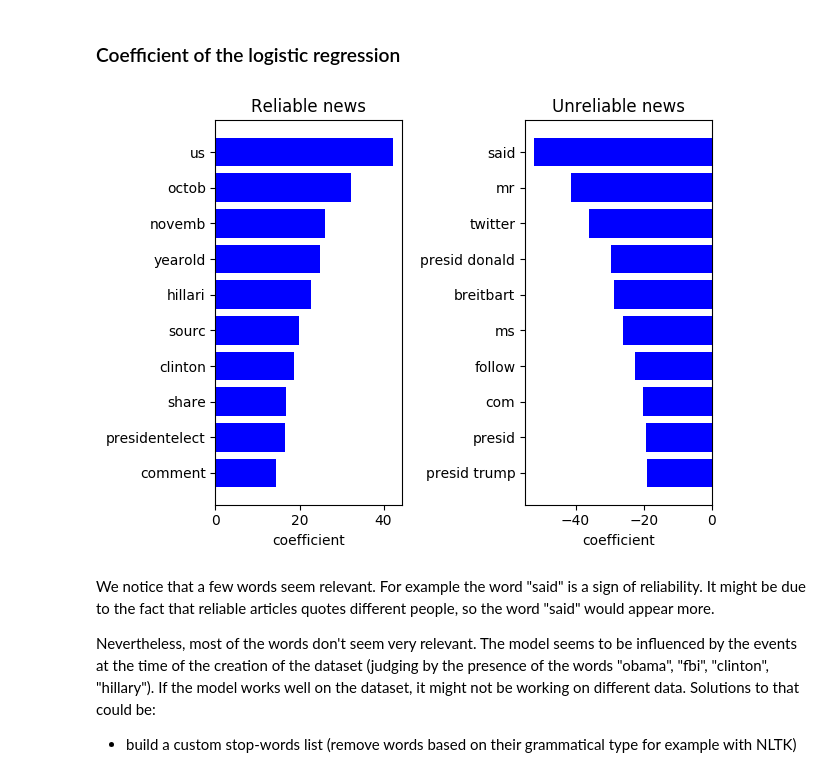
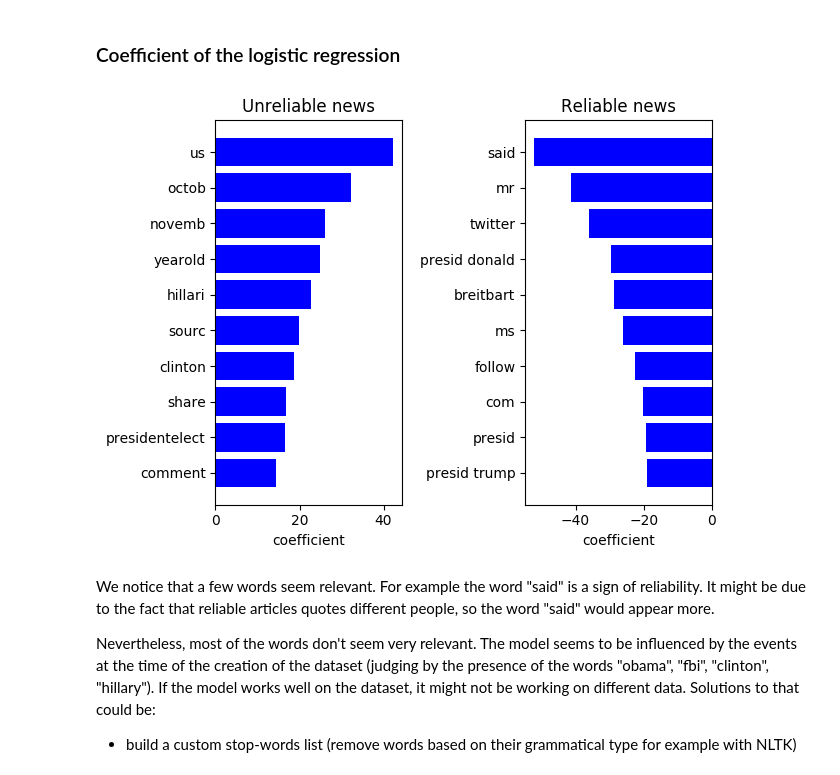
Before and after one commit to felixgaschi/fakenews-detector, a Jupyter notebook: Demo.ipynb, the cells around one changed output. Cells and saved outputs as stored; diff of their text form; code cells hidden in the pictures.

Commit message:
Fixed an error in plot titles

```diff
--- a/Demo.ipynb
+++ b/Demo.ipynb
@@ -163,36 +163,36 @@ fig, axes = plt.subplots(nrows=1, ncols=2)
 
 # Example data
 people = ('Tom', 'Dick', 'Harry', 'Slim', 'Jim')
 y_pos = np.arange(len(people))
 performance = 3 + 10 * np.random.rand(len(people))
 error = np.random.rand(len(people))
 
 y_pos = np.arange(10)
 worst_words = [elt[0] for elt in worst]
 best_words = [elt[0] for elt in best]
 worst_score = [elt[1] for elt in worst]
 best_score = [elt[1] for elt in best]
 
 ax1.barh(y_pos, best_score, align='center',
         color='blue', ecolor='black')
 ax1.set_yticks(y_pos)
 ax1.set_yticklabels(best_words)
 ax1.invert_yaxis()  # labels read top-to-bottom
 ax1.set_xlabel('coefficient')
-ax1.set_title('Reliable news')
+ax1.set_title('Unreliable news')
 
 ax2.barh(y_pos, worst_score, align='center',
         color='blue', ecolor='black')
 ax2.set_yticks(y_pos)
 ax2.set_yticklabels(worst_words)
 ax2.invert_yaxis()  # labels read top-to-bottom
 ax2.set_xlabel('coefficient')
-ax2.set_title('Unreliable news')
+ax2.set_title('Reliable news')
 
 plt.tight_layout()
 plt.show()
 # %% [output]
-[figure, old version]
+[figure, new version]
 # %% [markdown]
 We notice that a few words seem relevant. For example the word "said" is a sign of reliability. It might be due to the fact that reliable articles quotes different people, so the word "said" would appear more.
 
```
